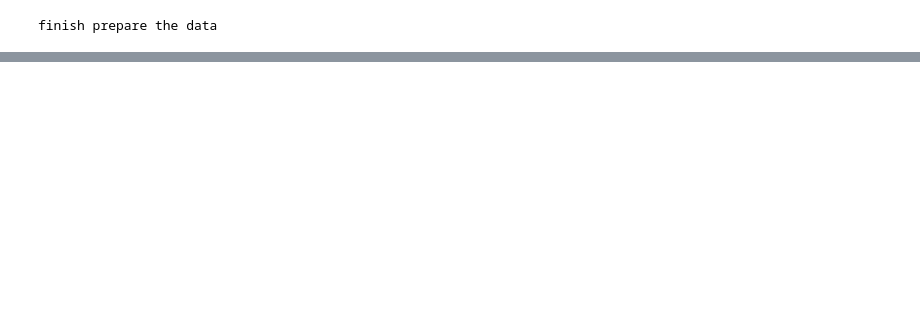
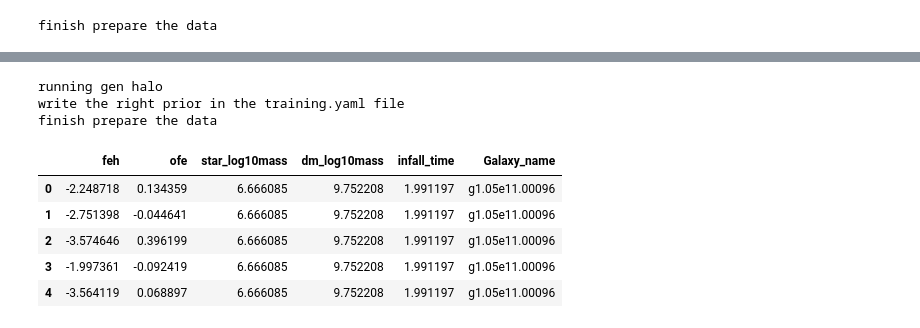
Before and after one commit to vepe99/CASBI, a Jupyter notebook: notebooks/complete_inference.ipynb, the cells around one changed output, grey strips where cells are left out. Cells and saved outputs as stored; diff of their text form; code cells hidden in the pictures; blank space fills up the shorter version.

```diff
--- a/notebooks/complete_inference.ipynb
+++ b/notebooks/complete_inference.ipynb
@@ -51 +63,27 @@ generate_training_yaml(filepath=yaml_training_path,)
+# %%
+#loading and rescaling the data
+data = pd.read_parquet('../../data/dataframe/dataframe.parquet')
+data = rescale(data, mean_and_std_path='../../data/preprocess/mean_and_std.parquet', scale_observations=True, scale_parameters=True, inverse=True)
+data =  data.drop(['gas_log10mass', 'a','redshift', 'mean_metallicity', 'std_metallicity','mean_FeMassFrac', 'std_FeMassFrac', 'mean_OMassFrac', 'std_OMassFrac'], axis=1)
+
+
+min_feh, max_feh = min(data['feh']), max(data['feh'])
+min_ofe, max_ofe = min(data['ofe']), max(data['ofe'])
+#unseen galaxies to do infernce on when the whole pipeline is ready
+inference_N_subhalos = 2
+inference_galaxy = data['Galaxy_name'].drop_duplicates().sample(inference_N_subhalos)
+inference_parameters =  data[data['Galaxy_name'].isin(inference_galaxy)].drop(['feh', 'ofe', 'Galaxy_name'], axis=1).drop_duplicates().values.T
+sorted_index = np.argsort(inference_parameters[0], )[::-1] #orders the parameters in descending order of star mass
+inference_parameters = (inference_parameters[:,sorted_index]).reshape(-1)
+inferernce_galaxy_data = data[data['Galaxy_name'].isin(inference_galaxy)].values
+histogram_galaxy, _, _ = np.histogram2d(inferernce_galaxy_data[:, 0], inferernce_galaxy_data[:, 1], bins=64, range=[[min_feh, max_feh], [min_ofe, max_ofe]])
+infererence_sim_data =  np.expand_dims(np.log10(histogram_galaxy + 1e-6 +1), axis=0)
+
+np.save(os.path.join(inference_dir, 'inference_N_subhalos.npy'), np.array(inference_N_subhalos).reshape(1, 1))
+np.save(os.path.join(inference_dir, 'inference_theta.npy'), inference_parameters)
+np.save(os.path.join(inference_dir, 'inference_x.npy'), infererence_sim_data)
+np.save(os.path.join(inference_dir, 'inference_galaxy.npy'), inference_galaxy.values)
+
+#remove the galaxies
+data = data[~data['Galaxy_name'].isin(inference_galaxy)]
 # %%
@@ -88,0 +122,17 @@ fig = calibrarion(posterior=posterior, observation_test_path=os.path.join(infere
+# %%
+_ = gen_halo(data=data, output_dir=os.path.join(inference_dir,'data' ),
+             training_yaml=yaml_training_path,
+             n_test=10, n_train=100,N_subhalos=int(samples.mean()))
+# %% [output]
+running gen halo
+write the right prior in the training.yaml file
+finish prepare the data
+# %%
+data.head()
+# %% [output]
+|  | feh | ofe | star_log10mass | dm_log10mass | infall_time | Galaxy_name |
+| 0 | -2.248718 | 0.134359 | 6.666085 | 9.752208 | 1.991197 | g1.05e11.00096 |
+| 1 | -2.751398 | -0.044641 | 6.666085 | 9.752208 | 1.991197 | g1.05e11.00096 |
+| 2 | -3.574646 | 0.396199 | 6.666085 | 9.752208 | 1.991197 | g1.05e11.00096 |
+| 3 | -1.997361 | -0.092419 | 6.666085 | 9.752208 | 1.991197 | g1.05e11.00096 |
+| 4 | -3.564119 | 0.068897 | 6.666085 | 9.752208 | 1.991197 | g1.05e11.00096 |
```
Also changed, not shown: parts of 8 cells of this notebook, 2 other files.
